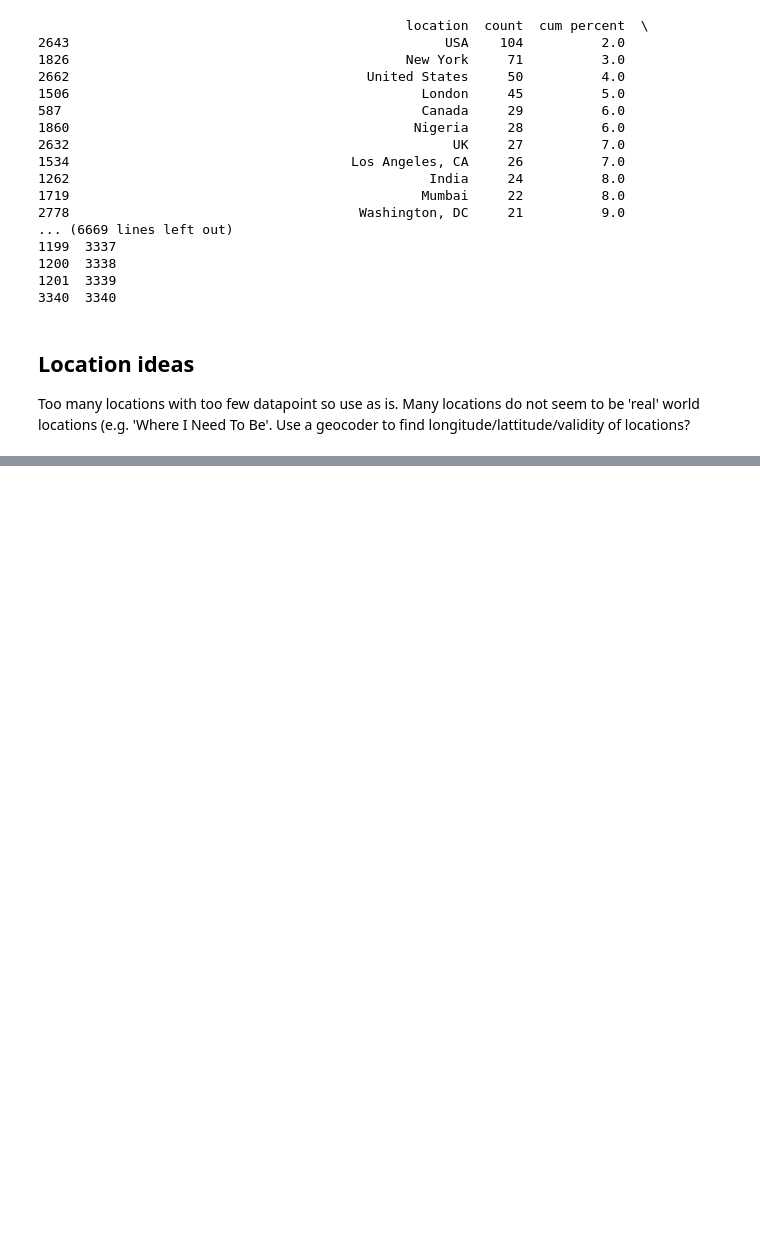
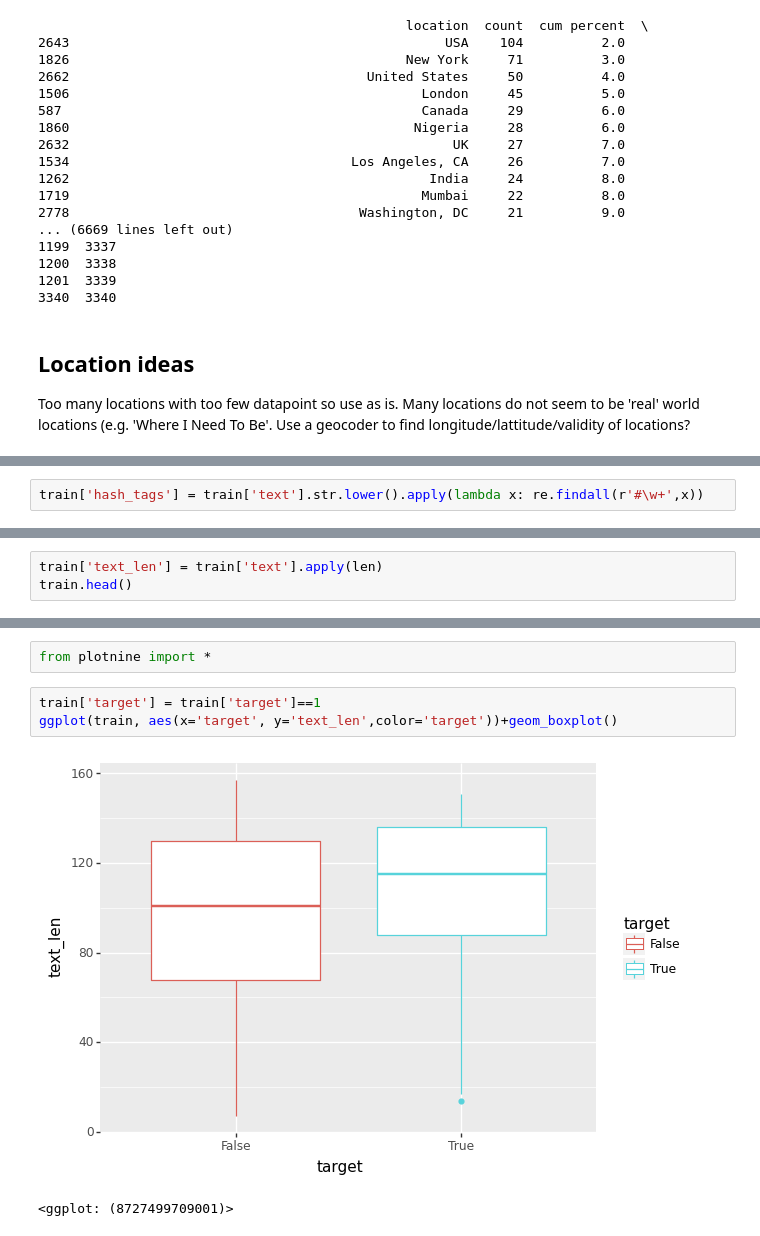
Before and after one commit to herwinvw/Real-or-Not-NLP-with-Disaster-Tweets, a Jupyter notebook: explorative_analysis.ipynb, the cells around one changed output, grey strips where cells are left out. Cells and saved outputs as stored; diff of their text form; blank space fills up the shorter version.

```diff
--- a/explorative_analysis.ipynb
+++ b/explorative_analysis.ipynb
@@ -262,0 +361,2 @@ Too many locations with too few datapoint so use as is. Many locations do not se
+# %%
+train['hash_tags'] = train['text'].str.lower().apply(lambda x: re.findall(r'#\w+',x))
@@ -262,0 +454,3 @@ Too many locations with too few datapoint so use as is. Many locations do not se
+# %%
+train['text_len'] = train['text'].apply(len)
+train.head()
@@ -263,3 +464,11 @@ Too many locations with too few datapoint so use as is. Many locations do not se
+# %%
+from plotnine import *
+# %%
+train['target'] = train['target']==1
+ggplot(train, aes(x='target', y='text_len',color='target'))+geom_boxplot()
+# %% [output]
+[figure, added]
+<ggplot: (8727499709001)>
 # %% [markdown]
 # Conclusion
 
```
Also changed, not shown: parts of 20 cells of this notebook.
